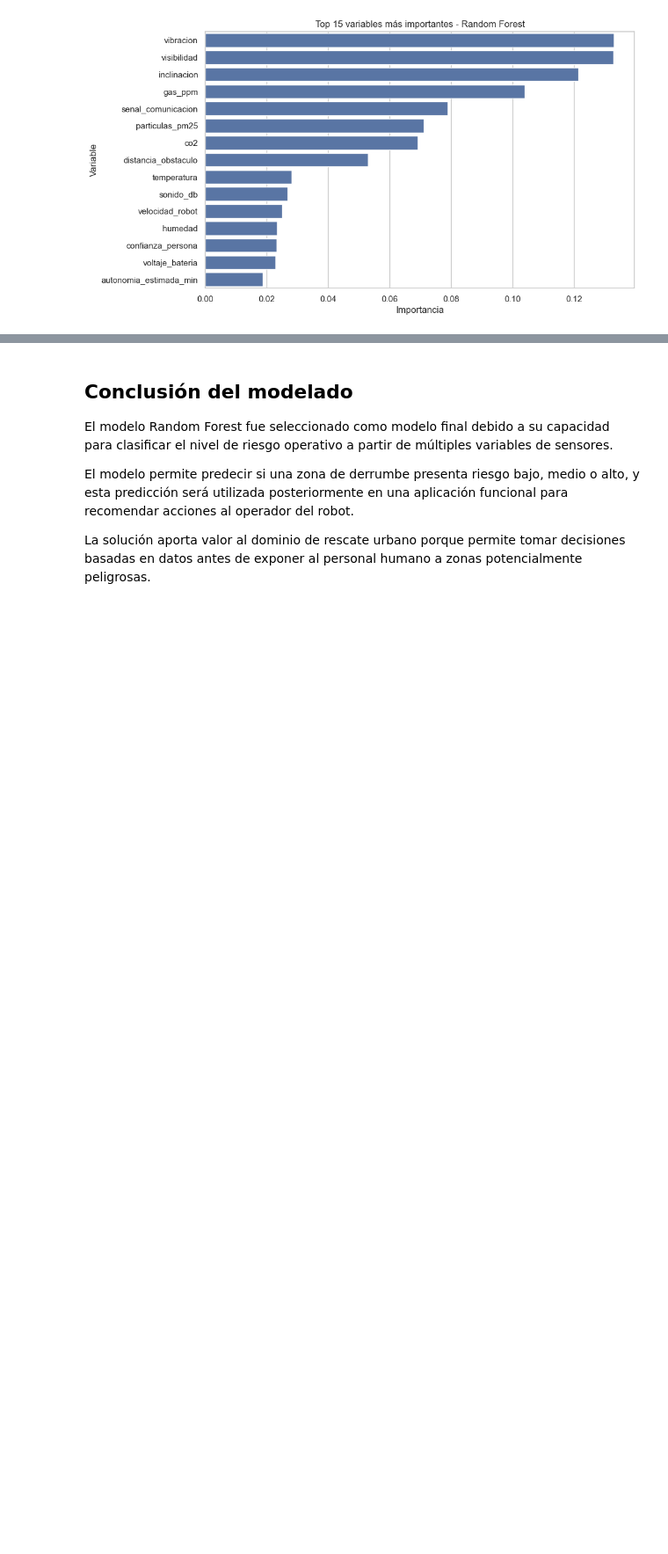
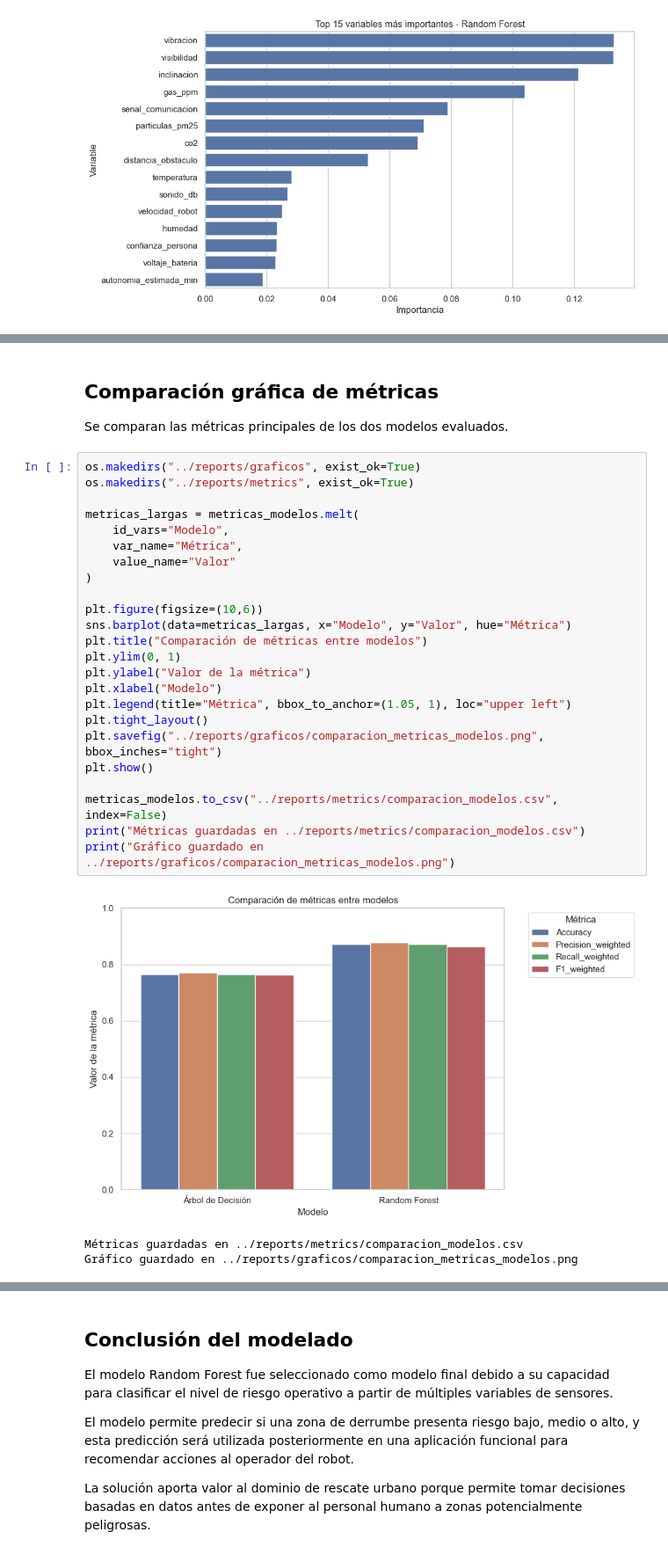
Before and after one commit to Nicom7910/RescueTwin-AI, a Jupyter notebook: notebooks/03_modelado_rescuetwin.ipynb, the cells around one changed output, grey strips where cells are left out. Shown at 88% size. Saved outputs shown, nothing was run; the diff lists cells and outputs as text; blank space fills up the shorter version.

Commit message:
Actualizar métricas del modelo y ordenar scripts de demo

```diff
--- a/notebooks/03_modelado_rescuetwin.ipynb
+++ b/notebooks/03_modelado_rescuetwin.ipynb
@@ -382,0 +420,32 @@ plt.show()
+# %% [markdown]
+## Comparación gráfica de métricas
+
+Se comparan las métricas principales de los dos modelos evaluados.
+# %%
+os.makedirs("../reports/graficos", exist_ok=True)
+os.makedirs("../reports/metrics", exist_ok=True)
+
+metricas_largas = metricas_modelos.melt(
+    id_vars="Modelo",
+    var_name="Métrica",
+    value_name="Valor"
+)
+
+plt.figure(figsize=(10,6))
+sns.barplot(data=metricas_largas, x="Modelo", y="Valor", hue="Métrica")
+plt.title("Comparación de métricas entre modelos")
+plt.ylim(0, 1)
+plt.ylabel("Valor de la métrica")
+plt.xlabel("Modelo")
+plt.legend(title="Métrica", bbox_to_anchor=(1.05, 1), loc="upper left")
+plt.tight_layout()
+plt.savefig("../reports/graficos/comparacion_metricas_modelos.png", bbox_inches="tight")
+plt.show()
+
+metricas_modelos.to_csv("../reports/metrics/comparacion_modelos.csv", index=False)
+print("Métricas guardadas en ../reports/metrics/comparacion_modelos.csv")
+print("Gráfico guardado en ../reports/graficos/comparacion_metricas_modelos.png")
+# %% [output]
+[figure, added]
+Métricas guardadas en ../reports/metrics/comparacion_modelos.csv
+Gráfico guardado en ../reports/graficos/comparacion_metricas_modelos.png
```
Also changed, not shown: parts of 13 cells of this notebook, 10 other files.
